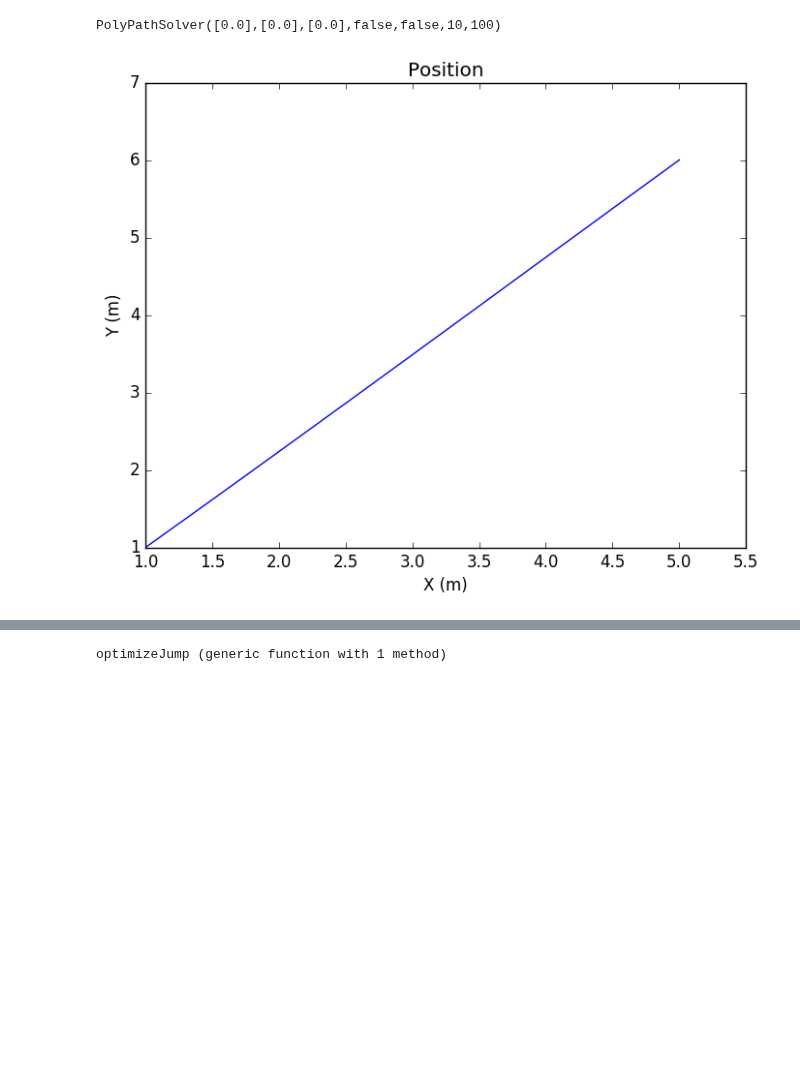
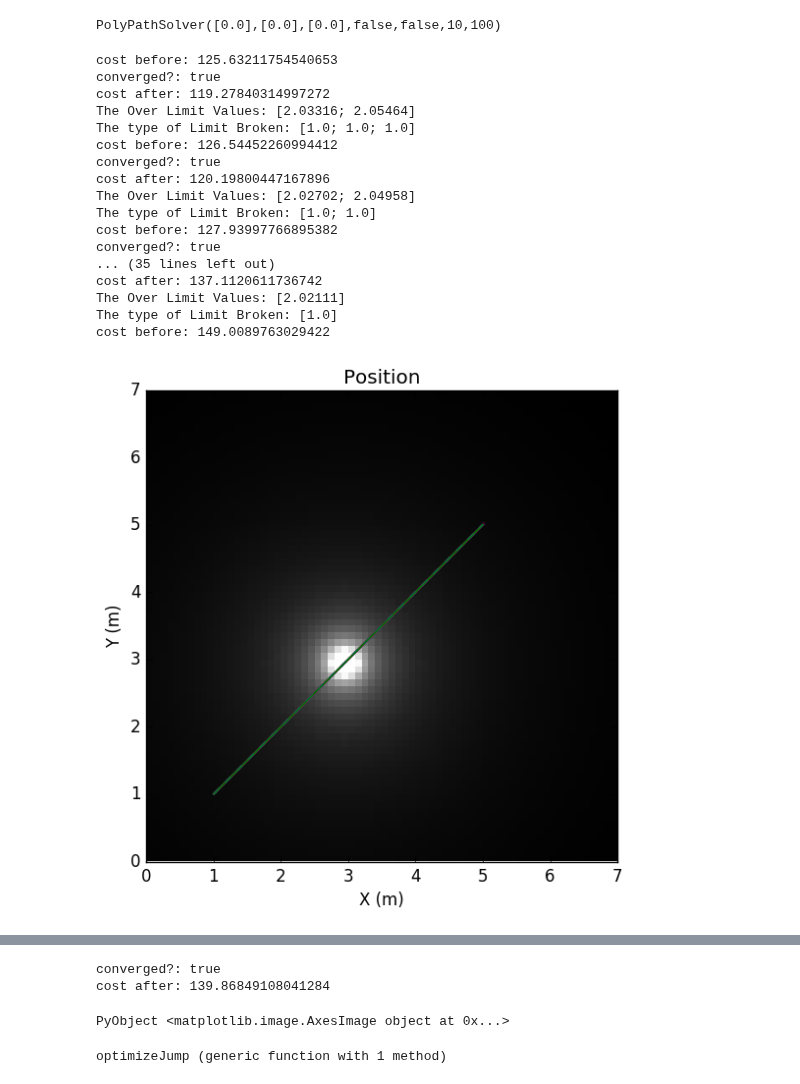
Before and after one commit to stefantj/polynomial-path-smoothing, a Jupyter notebook: TestingBestLocalPlanner.ipynb, the cells around one changed output, grey strips where cells are left out. Drawn from its saved outputs; the diff is of its cells as text; code cells hidden in the pictures; blank space fills up the shorter version.

Commit message:
A save where things are not working completely but they are working

```diff
--- a/TestingBestLocalPlanner.ipynb
+++ b/TestingBestLocalPlanner.ipynb
@@ -156,6 +141,8 @@ solvHelp = PolyPathSolver(  [0.0]'', #PA_inv::Array{Float64,2}
                             true,    #    PunVerified::Bool
                             10,      #    counterRestart::Int64
                             100);    #    counterVerified::Int64
+#Create a costmap
+problem.costmap = createCostMap(1,problem);
 
 #If dijkstras Create a normalized direction vector
 if(problem.DijkstraNotFMT)
@@ -217,35 +204,86 @@ while(solvHelp.PunVerified)
     #TODO: Make better with a loop or another function?
     matVel = createDerivMat(problem.Pdegree, 1);
     matAcc = createDerivMat(problem.Pdegree, 2);
     matJerk = createDerivMat(problem.Pdegree, 3);
 
+    debugPlot(solution, problem, tuningI)
+
+    #Cost function
+    #Create a holder for the free constr
+    df = form_df(problem);
+
     #1)OPTIMIZE free constraints with limits built in; 2)COST function
+    println("cost before: ", costFunc(df, solution, problem, solvHelp, tuningI))
+    result = optimize(x -> costFunc(x, solution, problem, solvHelp, tuningI), df,
+                                    GradientDescent(),
+                                    OptimizationOptions(iterations = tuningI.iterations));
 
-    #SOLVE for the polynomial coefficients
+    #Save the result of the optimization
+    df = Optim.minimizer(result)
+    println("converged?: ", Optim.converged(result))
+    println("cost after: ", costFunc(df, solution, problem, solvHelp, tuningI))
 
-    #CHECK in bounds and collect the cells
+    #Resolve df into the respective free constraints and solve again
+    problem.PconstrFree = decompose_df(df, problem);
+
+    #solve for the polynomial coefficients
+    solution.coeffs = solvePolysInitially(problem,solvHelp);
+
+    #Check in bounds and collect the cells
+    solution.cells, solvHelp.PoutOfBounds = occupancyCellChecker(solution, problem, tuningI);
+    debugPlotDash(solution, problem, tuningI)
+    #Break if out of bounds and display an error
+    if(solvHelp.PoutOfBounds)
+        println("Plan Fail: Went out of Bounds")
+        break;
+    end
 
     #Verify good path Number 2
     errorVals, errorTypes = simpleVerifyFeas(solution, tuningI)
 
     #If not verified increment time
     if(!isempty(errorVals))
         #Repeat loop over
+        println("The Over Limit Values: ", errorVals)
+        println("The type of Limit Broken: ", errorTypes)
         continue;
     end
     solvHelp.PunVerified = false;
 
     #end while loop
 end
 
+debugPlot(solution, problem, tuningI)
 
 #####DEBUGGING###############
-debugPlot(solution, problem, tuningI)
+legend(["Unoptimized = Solid", "Optimized = Dash"], loc = "Best")
 ###########################
-if(solvHelp.PoutOfBounds)
+if(!solvHelp.PoutOfBounds)
+    figure(1)
+    imshow( flipCostmap(problem.costmap),
+            cmap = "gray",
+            interpolation="none",
+    extent=[0,problem.grid_extent,0,problem.grid_extent])
     #PLOT optimized function?
 end
 
 #Return path
 # %% [output]
+cost before: 125.63211754540653
+converged?: true
+cost after: 119.27840314997272
+The Over Limit Values: [2.03316; 2.05464]
+The type of Limit Broken: [1.0; 1.0; 1.0]
+cost before: 126.54452260994412
+converged?: true
+cost after: 120.19800447167896
+The Over Limit Values: [2.02702; 2.04958]
+The type of Limit Broken: [1.0; 1.0]
+cost before: 127.93997766895382
+converged?: true
+... (35 lines left out)
+cost after: 137.1120611736742
+The Over Limit Values: [2.02111]
+The type of Limit Broken: [1.0]
+cost before: 149.0089763029422
-[figure, old version]
+[figure, new version]
@@ -255,3 +293,6 @@ end
+converged?: true
+cost after: 139.86849108041284
+PyObject <matplotlib.image.AxesImage object at 0x...>
 # %%
 #Create the optimization function for use in JuMP
 #Desription:
```
Also changed, not shown: parts of 4 cells of this notebook, 2 other files.
